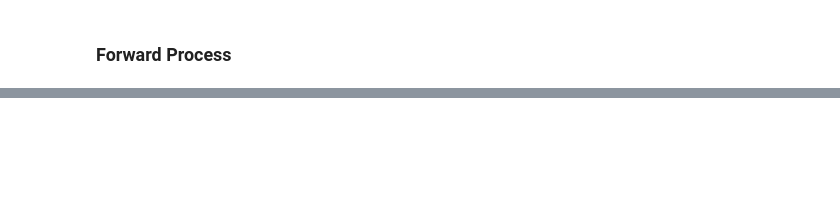
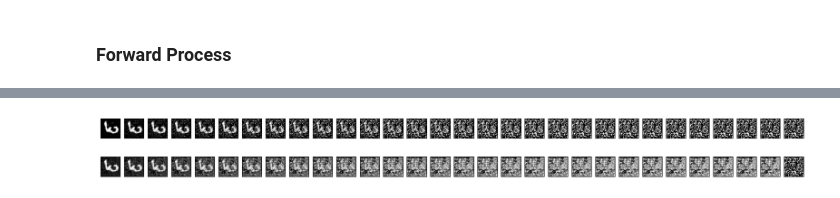
Before and after one commit to ErfanMomeniii/Diffusion-model, a Jupyter notebook: diffusion.ipynb, the cells around one changed output, grey strips where cells are left out. Saved outputs shown, nothing was run; the diff lists cells and outputs as text; code cells hidden in the pictures; blank space fills up the shorter version.

```diff
--- a/diffusion.ipynb
+++ b/diffusion.ipynb
@@ -134,0 +148,4 @@ plt.show()
+# %%
+def prev_step(x_t,t,alpha_bar,e):
+
+    return (1./torch.sqrt(alpha_bar[t]))*(x_t-(torch.sqrt(1-alpha_bar[t])*e))
@@ -134,0 +186,3 @@ plt.show()
+# %%
+noise_model=Unet()
+noise_model.to(device)
@@ -134,0 +203,8 @@ plt.show()
+# %%
+loss_func = nn.MSELoss()
+adam = optim.Adam(noise_model.parameters())
+num_epoch=20
+forward_step=torch.tensor(30)
+variance_type='cosine'
+# %%
+train(trainloader,noise_model.to(device),forward_step.to(device),variance_type,num_epoch,loss_func,adam)
@@ -134,0 +229,34 @@ plt.show()
+# %%
+dataiter = iter(trainloader)
+images, labels = next(dataiter)
+
+variance_type='cosine'
+step_num=30
+origin_image=images[0].to(device)
+alpha_bar=find_alpha_bar(step_num,variance_type)
+
+fig, axs = plt.subplots(2, step_num, figsize=(20, 2))
+
+ns=torch.zeros(step_num,images[0].shape[0],images[0].shape[1],images[0].shape[2])
+
+for i in range(step_num):
+    ns[i]=add_step_noise(origin_image,alpha_bar,i,samples)
+    axs[0][i].imshow(ns[i].T.cpu().numpy(),cmap='gray')
+    axs[0][i].set_xticks([])
+    axs[0][i].set_yticks([])
+for i in range(step_num):
+    if i==0:
+        axs[1][step_num-i-1].imshow(ns[step_num-i-1].T.cpu().numpy(),cmap='gray')
+        axs[1][step_num-i-1].set_xticks([])
+        axs[1][step_num-i-1].set_yticks([])
+    else:
+        noise_step=noise_model(torch.unsqueeze(ns[step_num-i],dim=0).to(device),step_num-i)
+        x_prev=prev_step(ns[step_num-i].to(device),step_num-i,alpha_bar,noise_step)
+
+        axs[1][step_num-i-1].imshow(x_prev[0].T.cpu().detach().numpy(),cmap='gray')
+        axs[1][step_num-i-1].set_xticks([])
+        axs[1][step_num-i-1].set_yticks([])
+
+plt.show()
+# %% [output]
+[figure, added]
```
Also changed, not shown: parts of 12 cells of this notebook.
